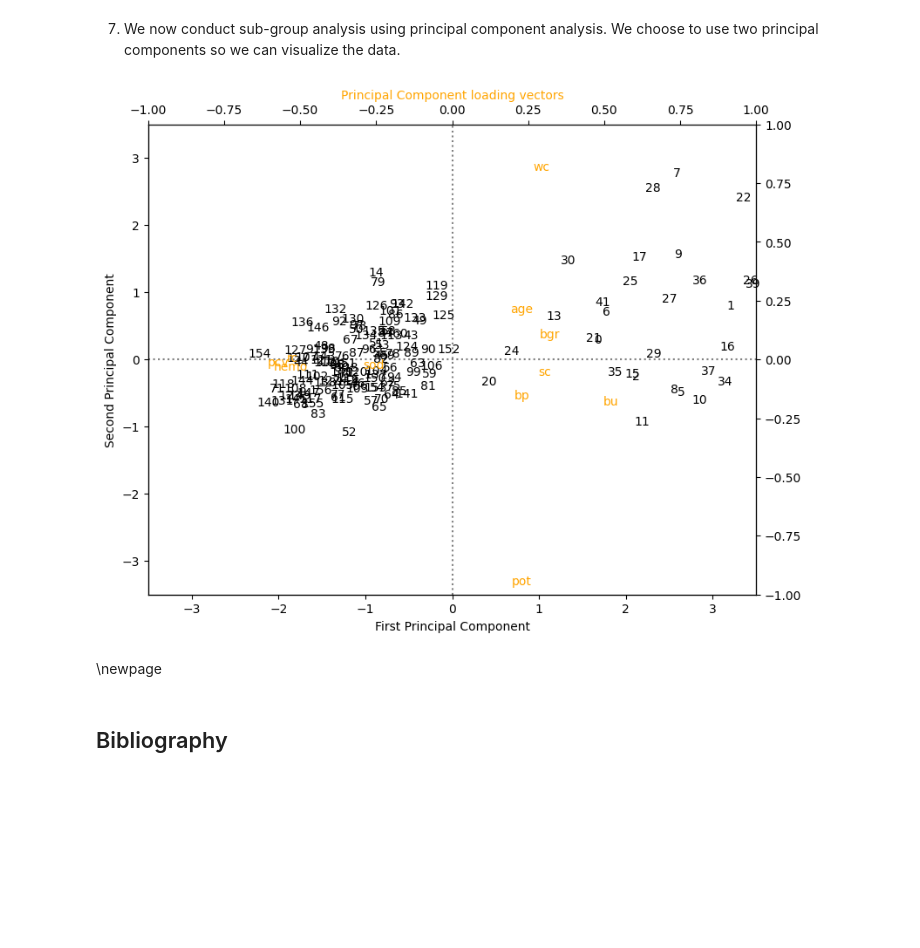
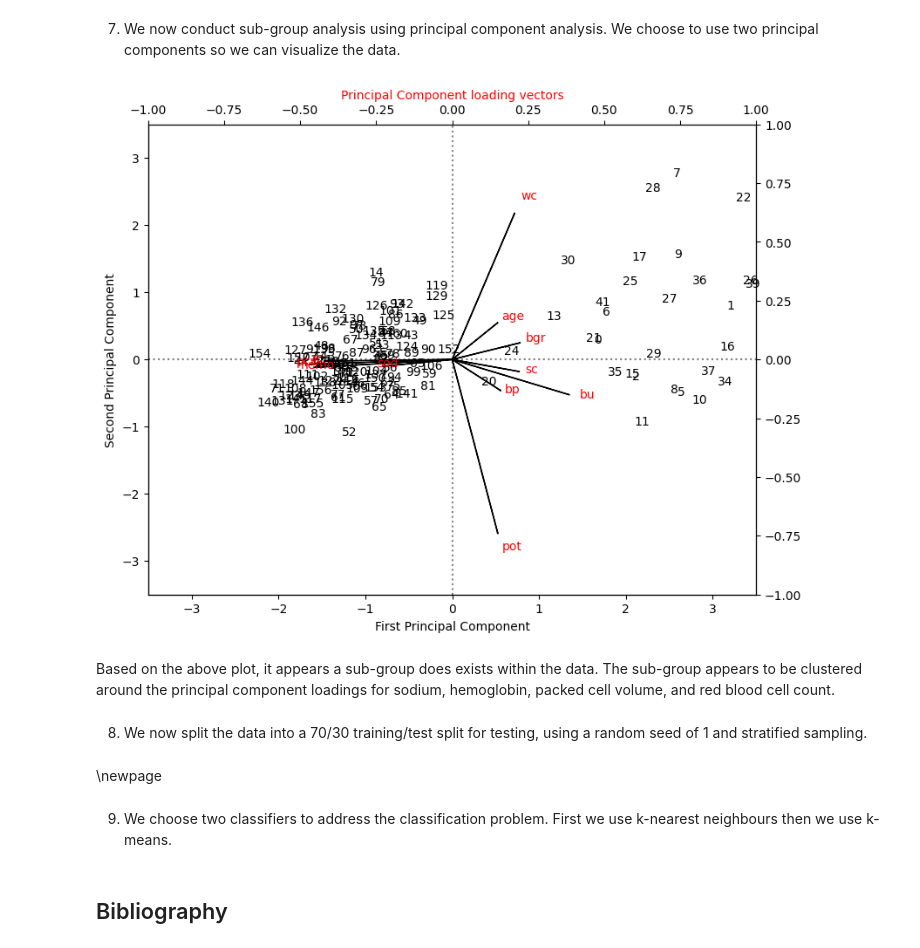
Before and after one commit to seebachl/3DA3-Asgmt-6, a Jupyter notebook: Seebach_Lily_HW6.ipynb, the cells around one changed output. Saved outputs shown, nothing was run; the diff lists cells and outputs as text; code cells hidden in the pictures; blank space fills up the shorter version.

```diff
--- a/Seebach_Lily_HW6.ipynb
+++ b/Seebach_Lily_HW6.ipynb
@@ -245,46 +245,50 @@ fig , ax1 = plt.subplots(figsize=(9,7))
 
 ax1.set_xlim(-3.5,3.5)
 ax1.set_ylim(-3.5,3.5)
 
 # Plot Principal Components 1 and 2
 for i in pc_scores.index:
     ax1.annotate(i, (pc_scores.PC1.loc[i], -pc_scores.PC2.loc[i]), ha='center')
 
 # Plot reference lines
 ax1.hlines(0,-3.5,3.5, linestyles='dotted', colors='grey')
 ax1.vlines(0,-3.5,3.5, linestyles='dotted', colors='grey')
 
 ax1.set_xlabel('First Principal Component')
 ax1.set_ylabel('Second Principal Component')
 
 # Plot Principal Component loading vectors, using a second y-axis.
 ax2 = ax1.twinx().twiny()
 
 ax2.set_ylim(-1,1)
 ax2.set_xlim(-1,1)
-ax2.tick_params(axis='y', colors='orange')
-ax2.set_xlabel('Principal Component loading vectors', color='orange')
+ax2.tick_params(axis='y', colors='red')
+ax2.set_xlabel('Principal Component loading vectors', color='red')
 
 # Plot labels for vectors. Variable 'a' is a small offset parameter to separate arrow tip and text.
-a = 1.3
+a = 1.1
 for i in pca_loadings[['PC1', 'PC2']].index:
-    ax2.annotate(i, (pca_loadings.PC1.loc[i]*a, -pca_loadings.PC2.loc[i]*a), color='orange')
+    ax2.annotate(i, (pca_loadings.PC1.loc[i]*a, -pca_loadings.PC2.loc[i]*a), color='red')
 
 # Plot vectors
-#ax2.arrow(0,0,pca_loadings.PC1[0], -pca_loadings.PC2[0])
-#ax2.arrow(0,0,pca_loadings.PC1[1], -pca_loadings.PC2[1])
-#ax2.arrow(0,0,pca_loadings.PC1[2], -pca_loadings.PC2[2])
-#ax2.arrow(0,0,pca_loadings.PC1[3], -pca_loadings.PC2[3])
-#ax2.arrow(0,0,pca_loadings.PC1[3], -pca_loadings.PC2[4])
-#ax2.arrow(0,0,pca_loadings.PC1[3], -pca_loadings.PC2[5])
-#ax2.arrow(0,0,pca_loadings.PC1[3], -pca_loadings.PC2[6])
-#ax2.arrow(0,0,pca_loadings.PC1[3], -pca_loadings.PC2[7])
-#ax2.arrow(0,0,pca_loadings.PC1[3], -pca_loadings.PC2[8])
-#ax2.arrow(0,0,pca_loadings.PC1[3], -pca_loadings.PC2[9])
-#ax2.arrow(0,0,pca_loadings.PC1[3], -pca_loadings.PC2[10])
+ax2.arrow(0,0,pca_loadings.PC1[0], -pca_loadings.PC2[0])
+ax2.arrow(0,0,pca_loadings.PC1[1], -pca_loadings.PC2[1])
+ax2.arrow(0,0,pca_loadings.PC1[2], -pca_loadings.PC2[2])
+ax2.arrow(0,0,pca_loadings.PC1[3], -pca_loadings.PC2[3])
+ax2.arrow(0,0,pca_loadings.PC1[4], -pca_loadings.PC2[4])
+ax2.arrow(0,0,pca_loadings.PC1[5], -pca_loadings.PC2[5])
+ax2.arrow(0,0,pca_loadings.PC1[6], -pca_loadings.PC2[6])
+ax2.arrow(0,0,pca_loadings.PC1[7], -pca_loadings.PC2[7])
+ax2.arrow(0,0,pca_loadings.PC1[8], -pca_loadings.PC2[8])
+ax2.arrow(0,0,pca_loadings.PC1[9], -pca_loadings.PC2[9])
+ax2.arrow(0,0,pca_loadings.PC1[10], -pca_loadings.PC2[10])
 
 
 
 plt.show()
 # %% [output]
-[figure, old version]
+[figure, new version]
+# %% [markdown]
+Based on the above plot, it appears a sub-group does exists within the data. The sub-group appears to be clustered around the principal component loadings for sodium, hemoglobin, packed cell volume, and red blood cell count.
+# %% [markdown]
+8. We now split the data into a 70/30 training/test split for testing, using a random seed of 1 and stratified sampling.
@@ -291,4 +301,6 @@ plt.show()
 # %% [markdown]
 \newpage
+# %% [markdown]
+9. We choose two classifiers to address the classification problem. First we use k-nearest neighbours then we use k-means.
 # %% [markdown]
 ## Bibliography
```
Also changed, not shown: parts of 1 cell of this notebook.
